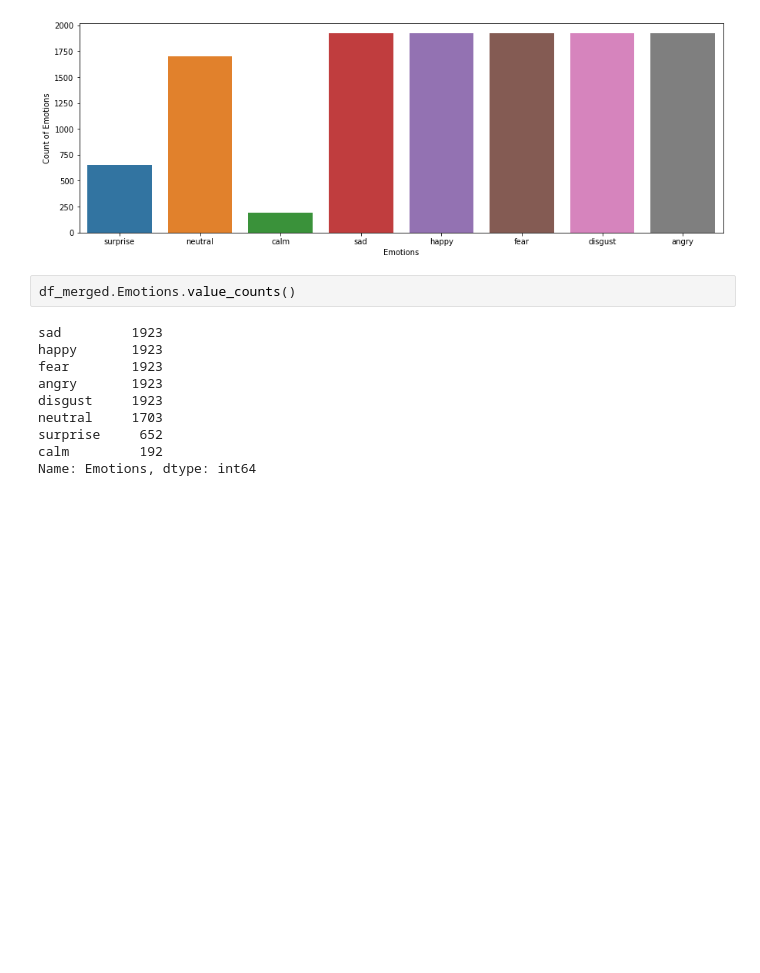
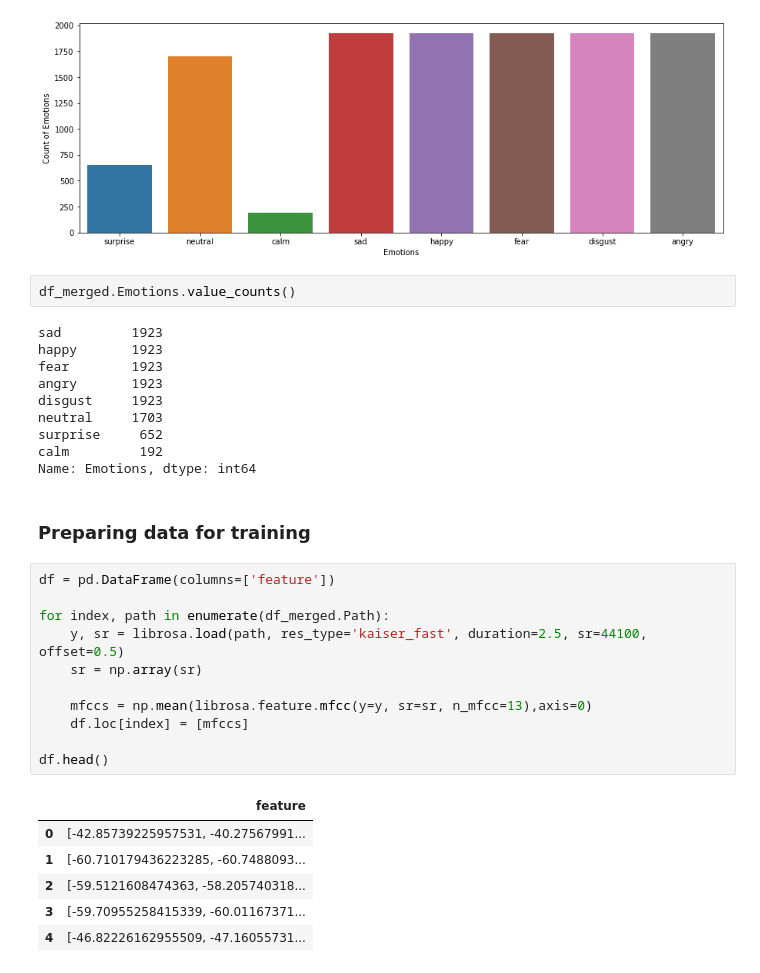
Before and after one commit to architGitHub/Speech-Emotion-Detection, a Jupyter notebook: Speech_Emotion_Detection.ipynb, the cells around one changed output. Saved outputs shown, nothing was run; the diff lists cells and outputs as text; blank space fills up the shorter version.

```diff
--- a/Speech_Emotion_Detection.ipynb
+++ b/Speech_Emotion_Detection.ipynb
@@ -229,3 +229,23 @@ neutral     1703
 surprise     652
 calm         192
 Name: Emotions, dtype: int64
+# %% [markdown]
+### Preparing data for training
+# %%
+df = pd.DataFrame(columns=['feature'])
+
+for index, path in enumerate(df_merged.Path):
+    y, sr = librosa.load(path, res_type='kaiser_fast', duration=2.5, sr=44100, offset=0.5)
+    sr = np.array(sr)
+
+    mfccs = np.mean(librosa.feature.mfcc(y=y, sr=sr, n_mfcc=13),axis=0)
+    df.loc[index] = [mfccs]
+
+df.head()
+# %% [output]
+|  | feature |
+| 0 | [-42.85739225957531, -40.27567991... |
+| 1 | [-60.710179436223285, -60.7488093... |
+| 2 | [-59.5121608474363, -58.205740318... |
+| 3 | [-59.70955258415339, -60.01167371... |
+| 4 | [-46.82226162955509, -47.16055731... |
```
Also changed, not shown: parts of 3 cells of this notebook.
